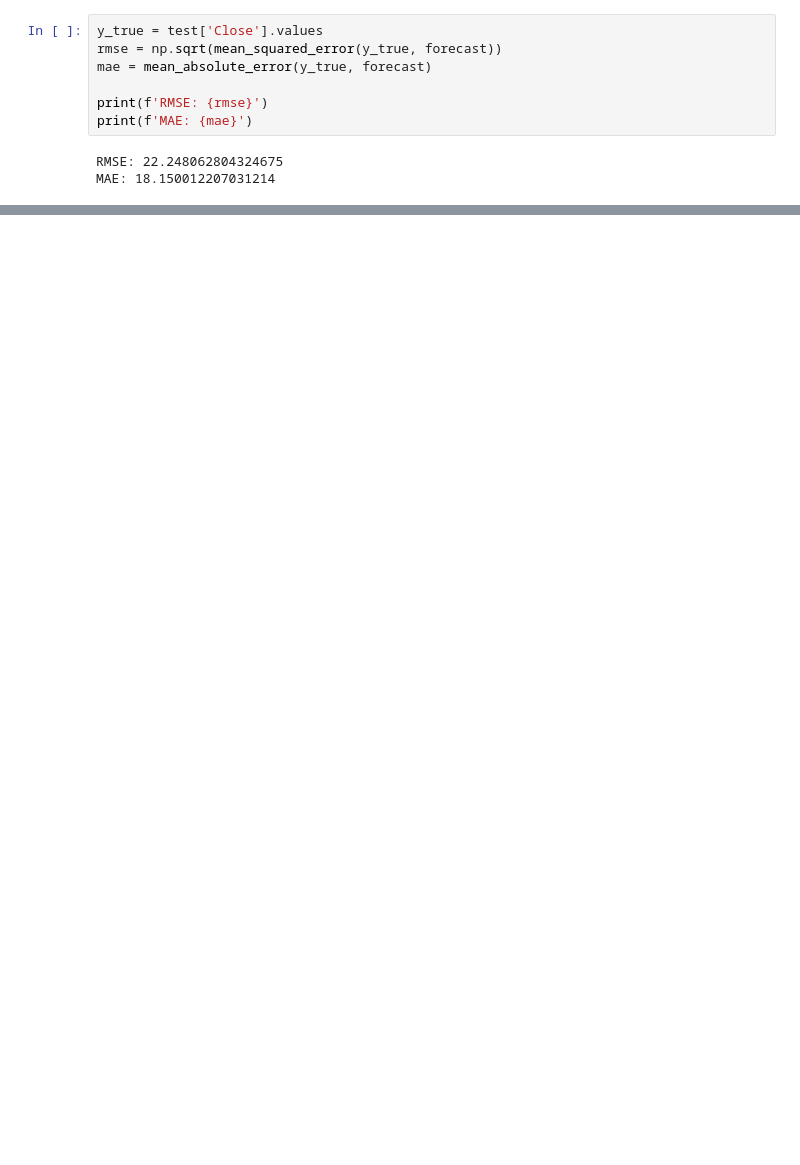
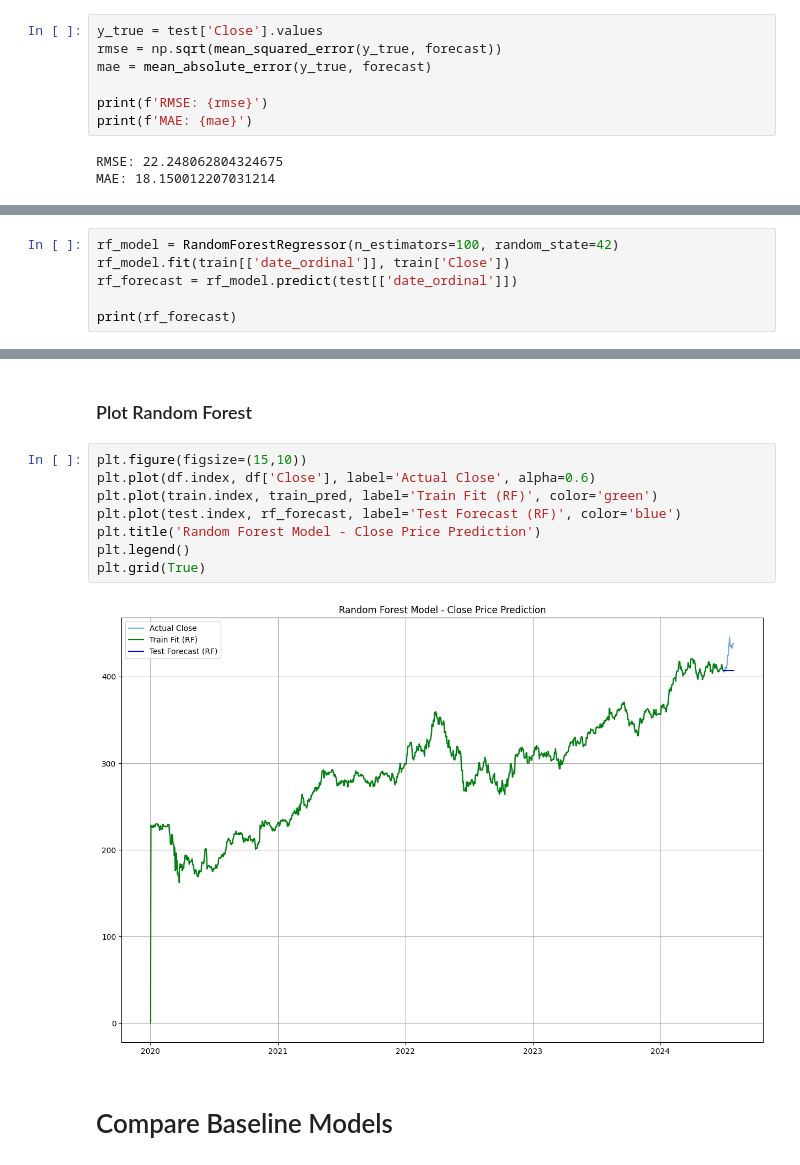
Before and after one commit to tkd995/cs325final, a Jupyter notebook: midterm.ipynb, the cells around one changed output, grey strips where cells are left out. Saved outputs shown, nothing was run; the diff lists cells and outputs as text; blank space fills up the shorter version.

```diff
--- a/midterm.ipynb
+++ b/midterm.ipynb
@@ -150,0 +164,6 @@ MAE: 18.150012207031214
+# %%
+rf_model = RandomForestRegressor(n_estimators=100, random_state=42)
+rf_model.fit(train[['date_ordinal']], train['Close'])
+rf_forecast = rf_model.predict(test[['date_ordinal']])
+
+print(rf_forecast)
@@ -150,0 +187,14 @@ MAE: 18.150012207031214
+# %% [markdown]
+### Plot Random Forest
+# %%
+plt.figure(figsize=(15,10))
+plt.plot(df.index, df['Close'], label='Actual Close', alpha=0.6)
+plt.plot(train.index, train_pred, label='Train Fit (RF)', color='green')
+plt.plot(test.index, rf_forecast, label='Test Forecast (RF)', color='blue')
+plt.title('Random Forest Model - Close Price Prediction')
+plt.legend()
+plt.grid(True)
+# %% [output]
+[figure, added]
+# %% [markdown]
+# Compare Baseline Models
```
Also changed, not shown: parts of 19 cells of this notebook.
